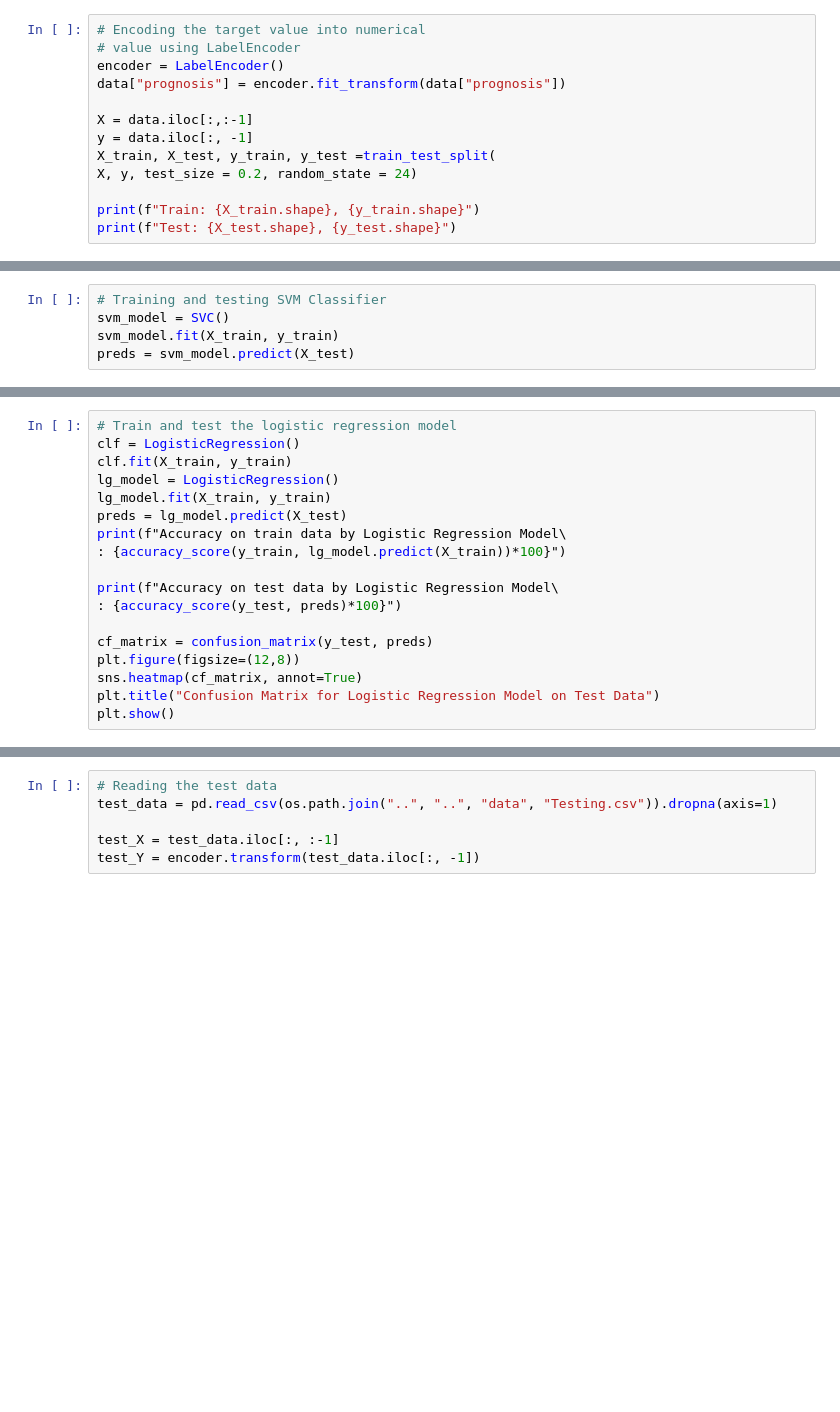
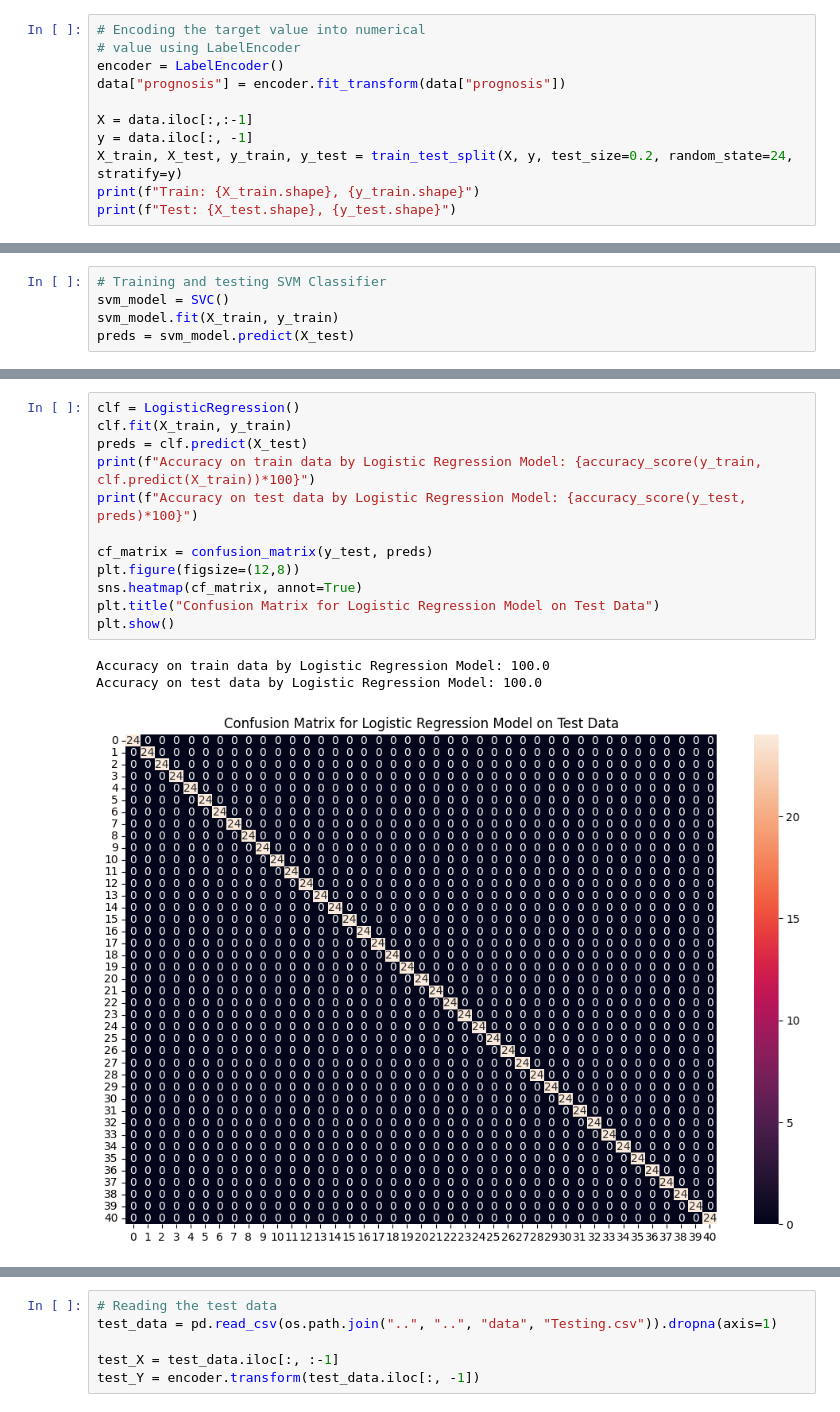
Before and after one commit to TravisBriffa/Research-Design1, a Jupyter notebook: src/initialTutorial/test.ipynb, the cells around one changed output, grey strips where cells are left out. Cells and saved outputs as stored; diff of their text form; blank space fills up the shorter version.

```diff
--- a/src/initialTutorial/test.ipynb
+++ b/src/initialTutorial/test.ipynb
@@ -39,8 +45,6 @@ data["prognosis"] = encoder.fit_transform(data["prognosis"])
 
 X = data.iloc[:,:-1]
 y = data.iloc[:, -1]
-X_train, X_test, y_train, y_test =train_test_split(
-X, y, test_size = 0.2, random_state = 24)
-
+X_train, X_test, y_train, y_test = train_test_split(X, y, test_size=0.2, random_state=24, stratify=y)
 print(f"Train: {X_train.shape}, {y_train.shape}")
 print(f"Test: {X_test.shape}, {y_test.shape}")
@@ -117,21 +157,19 @@ plt.show()
 # %%
-# Train and test the logistic regression model
 clf = LogisticRegression()
 clf.fit(X_train, y_train)
-lg_model = LogisticRegression()
-lg_model.fit(X_train, y_train)
-preds = lg_model.predict(X_test)
-print(f"Accuracy on train data by Logistic Regression Model\
-: {accuracy_score(y_train, lg_model.predict(X_train))*100}")
-
-print(f"Accuracy on test data by Logistic Regression Model\
-: {accuracy_score(y_test, preds)*100}")
+preds = clf.predict(X_test)
+print(f"Accuracy on train data by Logistic Regression Model: {accuracy_score(y_train, clf.predict(X_train))*100}")
+print(f"Accuracy on test data by Logistic Regression Model: {accuracy_score(y_test, preds)*100}")
 
 cf_matrix = confusion_matrix(y_test, preds)
 plt.figure(figsize=(12,8))
 sns.heatmap(cf_matrix, annot=True)
 plt.title("Confusion Matrix for Logistic Regression Model on Test Data")
 plt.show()
+# %% [output]
+Accuracy on train data by Logistic Regression Model: 100.0
+Accuracy on test data by Logistic Regression Model: 100.0
+[figure, added]
 # %%
 # Make predictions
 y_pred = clf.predict(X_test)
```
Also changed, not shown: parts of 25 cells of this notebook, 1 other file.
